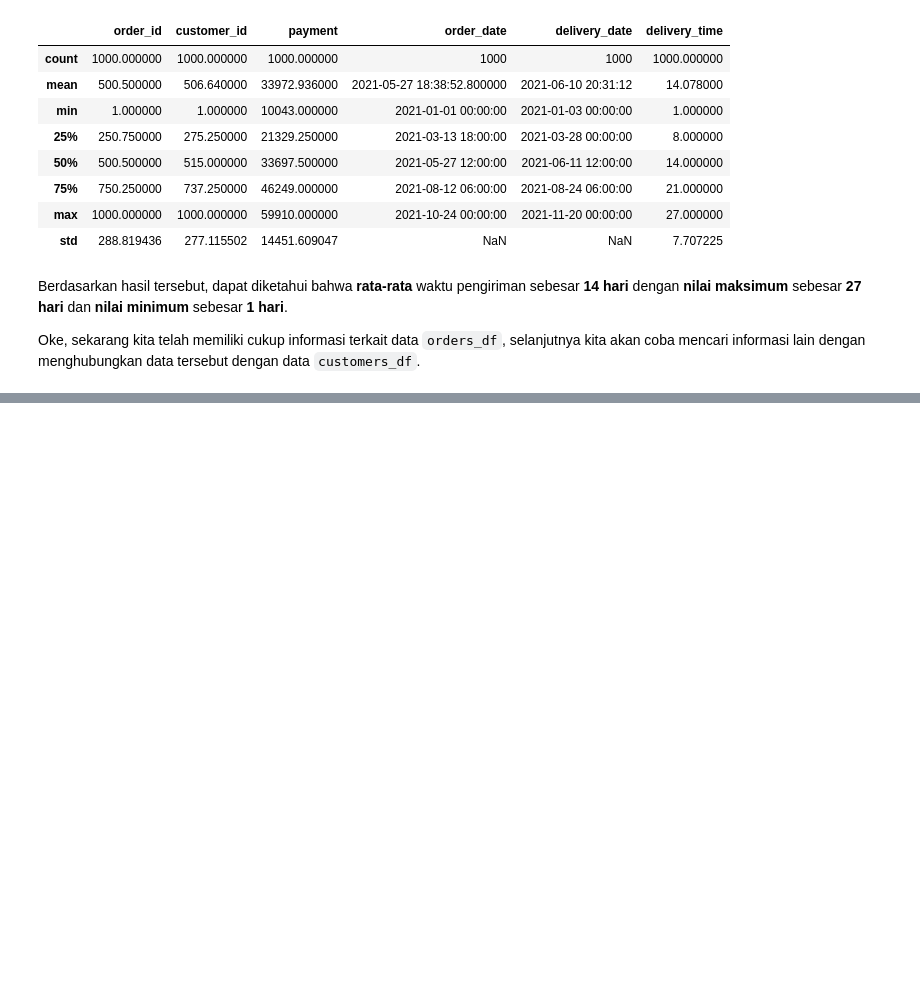
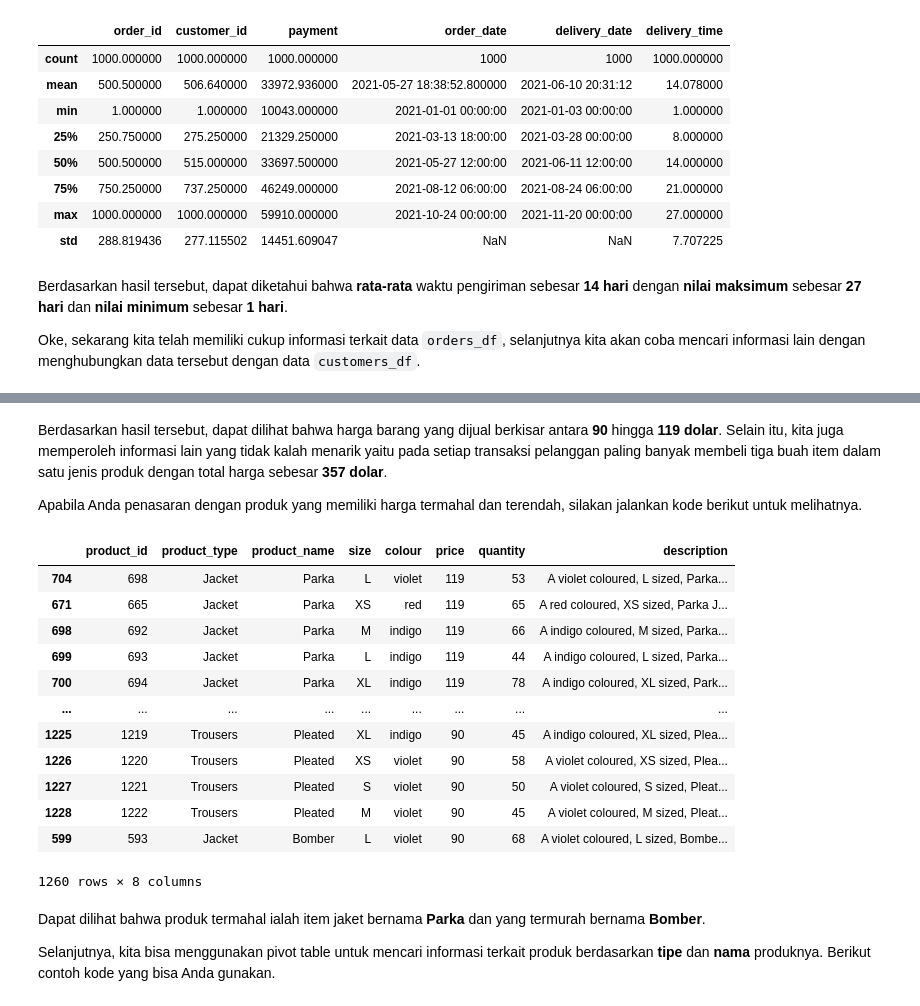
Before and after one commit to LatiefDataVisionary/data-analyst-with-python-dicoding, a Jupyter notebook: LatExploratoryDataAnalysisDicoding.ipynb, the cells around one changed output, grey strips where cells are left out. Cells and saved outputs as stored; diff of their text form; code cells hidden in the pictures; blank space fills up the shorter version.

```diff
--- a/LatExploratoryDataAnalysisDicoding.ipynb
+++ b/LatExploratoryDataAnalysisDicoding.ipynb
@@ -730,0 +893,24 @@ Oke, sekarang kita telah memiliki cukup informasi terkait data `orders_df`, sela
+# %% [markdown]
+Berdasarkan hasil tersebut, dapat dilihat bahwa harga barang yang dijual berkisar antara **90** hingga **119** **dolar**. Selain itu, kita juga memperoleh informasi lain yang tidak kalah menarik yaitu pada setiap transaksi pelanggan paling banyak membeli tiga buah item dalam satu jenis produk dengan total harga sebesar **357 dolar**.
+
+Apabila Anda penasaran dengan produk yang memiliki harga termahal dan terendah, silakan jalankan kode berikut untuk melihatnya.
+# %%
+product_df.sort_values(by="price", ascending=False)
+# %% [output]
+|  | product_id | product_type | product_name | size | colour | price | quantity | description |
+| 704 | 698 | Jacket | Parka | L | violet | 119 | 53 | A violet coloured, L sized, Parka... |
+| 671 | 665 | Jacket | Parka | XS | red | 119 | 65 | A red coloured, XS sized, Parka J... |
+| 698 | 692 | Jacket | Parka | M | indigo | 119 | 66 | A indigo coloured, M sized, Parka... |
+| 699 | 693 | Jacket | Parka | L | indigo | 119 | 44 | A indigo coloured, L sized, Parka... |
+| 700 | 694 | Jacket | Parka | XL | indigo | 119 | 78 | A indigo coloured, XL sized, Park... |
+| ... | ... | ... | ... | ... | ... | ... | ... | ... |
+| 1225 | 1219 | Trousers | Pleated | XL | indigo | 90 | 45 | A indigo coloured, XL sized, Plea... |
+| 1226 | 1220 | Trousers | Pleated | XS | violet | 90 | 58 | A violet coloured, XS sized, Plea... |
+| 1227 | 1221 | Trousers | Pleated | S | violet | 90 | 50 | A violet coloured, S sized, Pleat... |
+| 1228 | 1222 | Trousers | Pleated | M | violet | 90 | 45 | A violet coloured, M sized, Pleat... |
+| 599 | 593 | Jacket | Bomber | L | violet | 90 | 68 | A violet coloured, L sized, Bombe... |
+1260 rows × 8 columns
+# %% [markdown]
+Dapat dilihat bahwa produk termahal ialah item jaket bernama **Parka** dan yang termurah bernama **Bomber**.
+
+Selanjutnya, kita bisa menggunakan pivot table untuk mencari informasi terkait produk berdasarkan **tipe** dan **nama** produknya. Berikut contoh kode yang bisa Anda gunakan.
```
Also changed, not shown: parts of 25 cells of this notebook.
